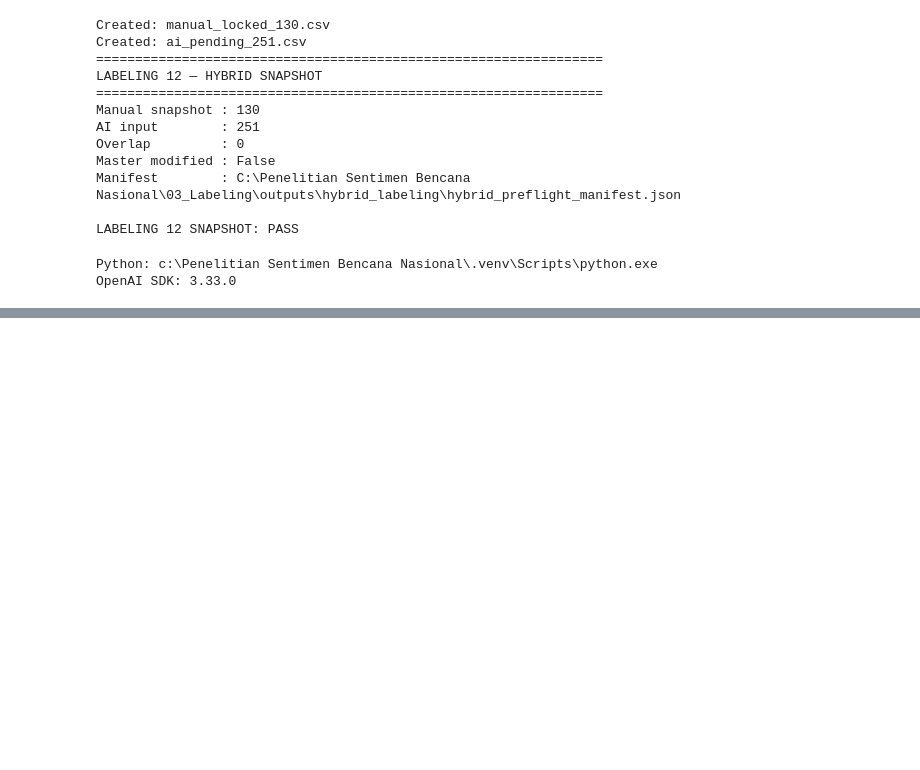
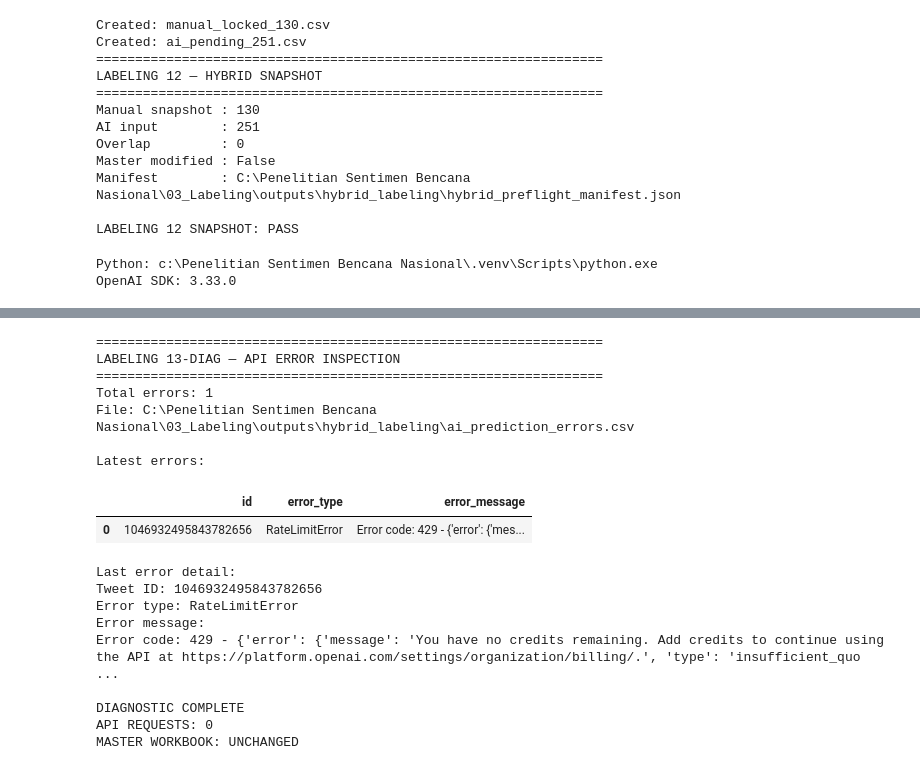
Before and after one commit to YusakSR/Penelitian-Sentimen-Bencana-Nasional, a Jupyter notebook: 03_Labeling/03_sentiment_labeling.ipynb, the cells around one changed output, grey strips where cells are left out. Saved outputs shown, nothing was run; the diff lists cells and outputs as text; code cells hidden in the pictures; blank space fills up the shorter version.

```diff
--- a/03_Labeling/03_sentiment_labeling.ipynb
+++ b/03_Labeling/03_sentiment_labeling.ipynb
@@ -2999 +3021,73 @@ API key tersedia: False
+# %%
+# LABELING 13-DIAG — OPENAI API ERROR INSPECTION
+# READ ONLY | NO API REQUEST
+# ============================================================
+
+from pathlib import Path
+import pandas as pd
+
+ERROR_PATH = (
+    ROOT
+    / "03_Labeling"
+    / "outputs"
+    / "hybrid_labeling"
+    / "ai_prediction_errors.csv"
+)
+
+print("=" * 65)
+print("LABELING 13-DIAG — API ERROR INSPECTION")
+print("=" * 65)
+
+if ERROR_PATH.is_file():
+
+    errors = pd.read_csv(
+        ERROR_PATH,
+        dtype={"id": "string"},
+        keep_default_na=False,
+        encoding="utf-8-sig"
+    )
+
+    print("Total errors:", len(errors))
+    print("File:", ERROR_PATH)
+
+    if len(errors) > 0:
+        print("\nLatest errors:")
+        display(errors.tail(10))
+
+        print("\nLast error detail:")
+        last_error = errors.iloc[-1]
+
+        print("Tweet ID:", last_error["id"])
+        print("Error type:", last_error["error_type"])
+        print("Error message:")
+        print(last_error["error_message"])
+
+    else:
+        print("Error log kosong.")
+
+else:
+    print("File error log belum ditemukan.")
+
+print("\nDIAGNOSTIC COMPLETE")
+print("API REQUESTS: 0")
+print("MASTER WORKBOOK: UNCHANGED")
+# %% [output]
+=================================================================
+LABELING 13-DIAG — API ERROR INSPECTION
+=================================================================
+Total errors: 1
+File: C:\Penelitian Sentimen Bencana Nasional\03_Labeling\outputs\hybrid_labeling\ai_prediction_errors.csv
+
+Latest errors:
+|  | id | error_type | error_message |
+| 0 | 1046932495843782656 | RateLimitError | Error code: 429 - {'error': {'mes... |
+Last error detail:
+Tweet ID: 1046932495843782656
+Error type: RateLimitError
+Error message:
+Error code: 429 - {'error': {'message': 'You have no credits remaining. Add credits to continue using the API at https://platform.openai.com/settings/organization/billing/.', 'type': 'insufficient_quo ...
+
+DIAGNOSTIC COMPLETE
+API REQUESTS: 0
+MASTER WORKBOOK: UNCHANGED
 # %%
```
Also changed, not shown: parts of 5 cells of this notebook, 1 other file.
